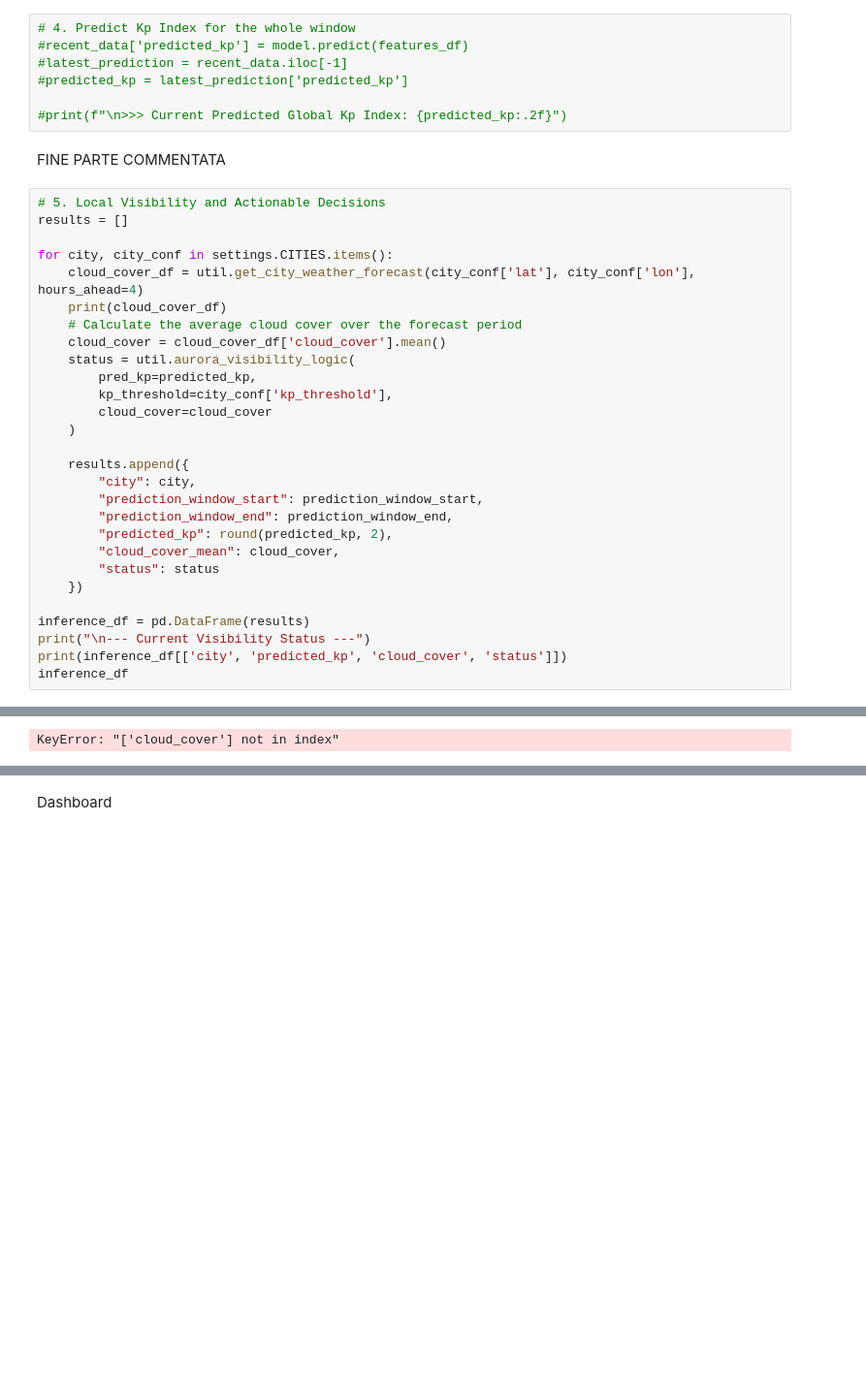
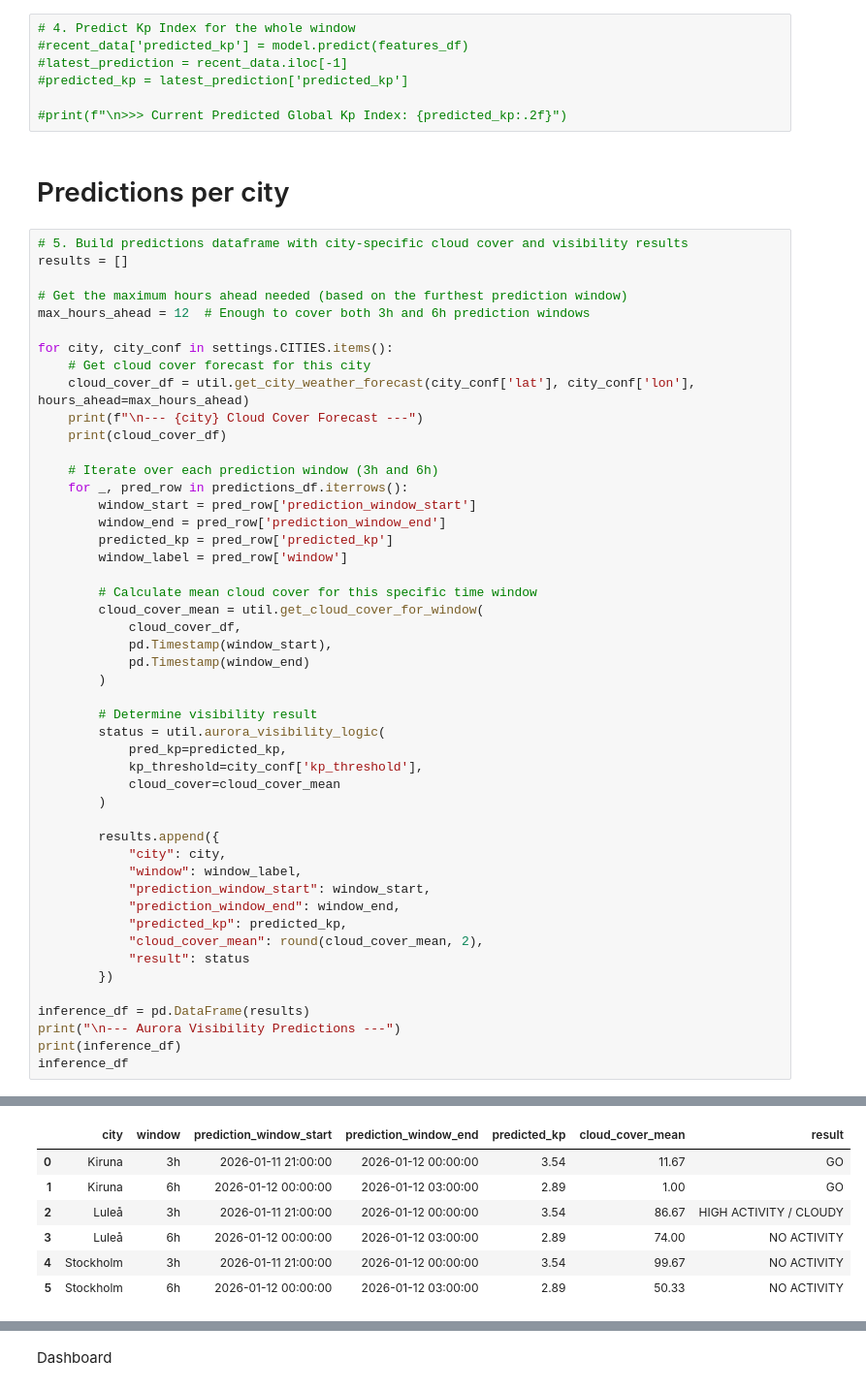
Before and after one commit to AlessandroBertelli/ID2223_Project, a Jupyter notebook: 4_aurora_batch_inference.ipynb, the cells around one changed output, grey strips where cells are left out. Shown at 97% size. Cells and saved outputs as stored; diff of their text form; blank space fills up the shorter version.

Commit message:
Prediction cloud mean fixed

```diff
--- a/4_aurora_batch_inference.ipynb
+++ b/4_aurora_batch_inference.ipynb
@@ -400,33 +402,53 @@ DA QUI COMMENTO UN ATTIMO
 
 #print(f"\n>>> Current Predicted Global Kp Index: {predicted_kp:.2f}")
 # %% [markdown]
-FINE PARTE COMMENTATA
+# Predictions per city
 # %%
-# 5. Local Visibility and Actionable Decisions
+# 5. Build predictions dataframe with city-specific cloud cover and visibility results
 results = []
 
+# Get the maximum hours ahead needed (based on the furthest prediction window)
+max_hours_ahead = 12  # Enough to cover both 3h and 6h prediction windows
+
 for city, city_conf in settings.CITIES.items():
-    cloud_cover_df = util.get_city_weather_forecast(city_conf['lat'], city_conf['lon'], hours_ahead=4)
+    # Get cloud cover forecast for this city
+    cloud_cover_df = util.get_city_weather_forecast(city_conf['lat'], city_conf['lon'], hours_ahead=max_hours_ahead)
+    print(f"\n--- {city} Cloud Cover Forecast ---")
     print(cloud_cover_df)
-    # Calculate the average cloud cover over the forecast period
-    cloud_cover = cloud_cover_df['cloud_cover'].mean()
-    status = util.aurora_visibility_logic(
-        pred_kp=predicted_kp,
-        kp_threshold=city_conf['kp_threshold'],
-        cloud_cover=cloud_cover
-    )
 
-    results.append({
-        "city": city,
-        "prediction_window_start": prediction_window_start,
-        "prediction_window_end": prediction_window_end,
-        "predicted_kp": round(predicted_kp, 2),
-        "cloud_cover_mean": cloud_cover,
-        "status": status
-    })
+    # Iterate over each prediction window (3h and 6h)
+    for _, pred_row in predictions_df.iterrows():
+        window_start = pred_row['prediction_window_start']
+        window_end = pred_row['prediction_window_end']
+        predicted_kp = pred_row['predicted_kp']
+        window_label = pred_row['window']
+
+        # Calculate mean cloud cover for this specific time window
+        cloud_cover_mean = util.get_cloud_cover_for_window(
+            cloud_cover_df,
+            pd.Timestamp(window_start),
+            pd.Timestamp(window_end)
+        )
+
+        # Determine visibility result
+        status = util.aurora_visibility_logic(
+            pred_kp=predicted_kp,
+            kp_threshold=city_conf['kp_threshold'],
+            cloud_cover=cloud_cover_mean
+        )
+
+        results.append({
+            "city": city,
+            "window": window_label,
+            "prediction_window_start": window_start,
+            "prediction_window_end": window_end,
+            "predicted_kp": predicted_kp,
+            "cloud_cover_mean": round(cloud_cover_mean, 2),
+            "result": status
+        })
 
 inference_df = pd.DataFrame(results)
-print("\n--- Current Visibility Status ---")
-print(inference_df[['city', 'predicted_kp', 'cloud_cover', 'status']])
+print("\n--- Aurora Visibility Predictions ---")
+print(inference_df)
 inference_df
 # %% [output]
@@ -450,4 +472,10 @@ inference_df
-KeyError: "['cloud_cover'] not in index"
+|  | city | window | prediction_window_start | prediction_window_end | predicted_kp | cloud_cover_mean | result |
+| 0 | Kiruna | 3h | 2026-01-11 21:00:00 | 2026-01-12 00:00:00 | 3.54 | 11.67 | GO |
+| 1 | Kiruna | 6h | 2026-01-12 00:00:00 | 2026-01-12 03:00:00 | 2.89 | 1.00 | GO |
+| 2 | Luleå | 3h | 2026-01-11 21:00:00 | 2026-01-12 00:00:00 | 3.54 | 86.67 | HIGH ACTIVITY / CLOUDY |
+| 3 | Luleå | 6h | 2026-01-12 00:00:00 | 2026-01-12 03:00:00 | 2.89 | 74.00 | NO ACTIVITY |
+| 4 | Stockholm | 3h | 2026-01-11 21:00:00 | 2026-01-12 00:00:00 | 3.54 | 99.67 | NO ACTIVITY |
+| 5 | Stockholm | 6h | 2026-01-12 00:00:00 | 2026-01-12 03:00:00 | 2.89 | 50.33 | NO ACTIVITY |
 # %%
 # 6. Update Monitoring Feature Group
 monitor_fg = fs.get_or_create_feature_group(
```
Also changed, not shown: parts of 10 cells of this notebook, 2 other files.
